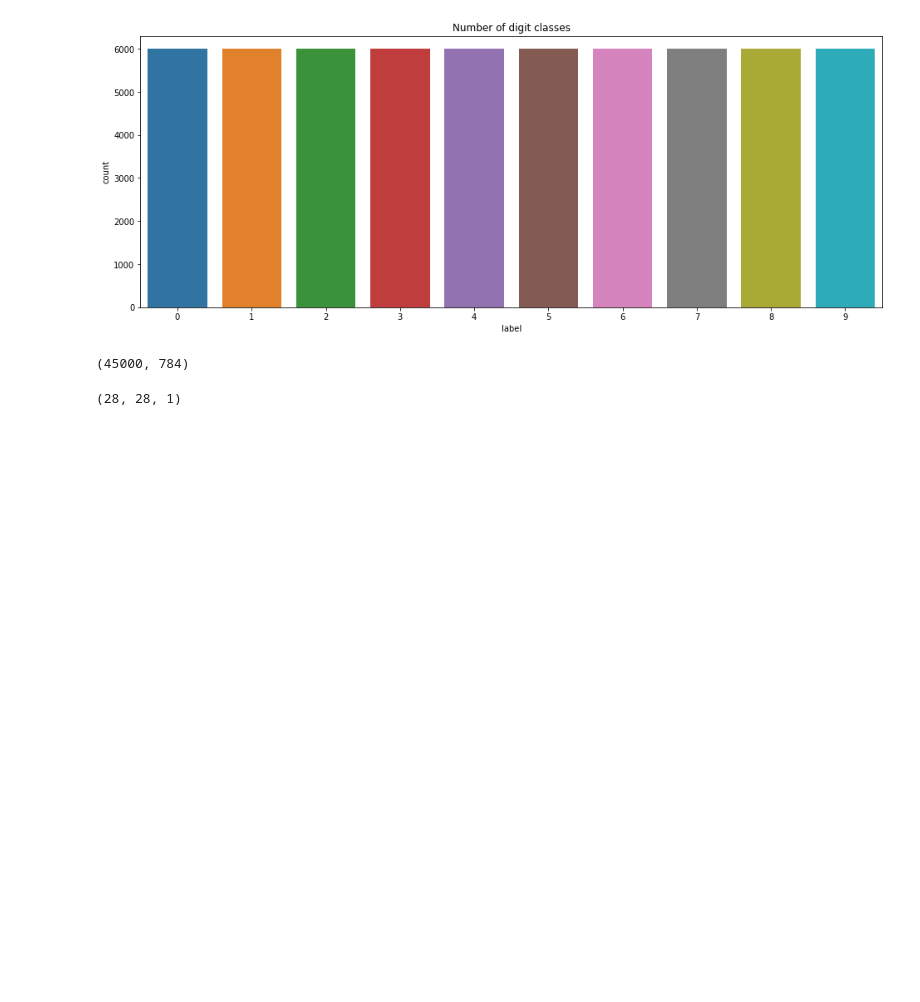
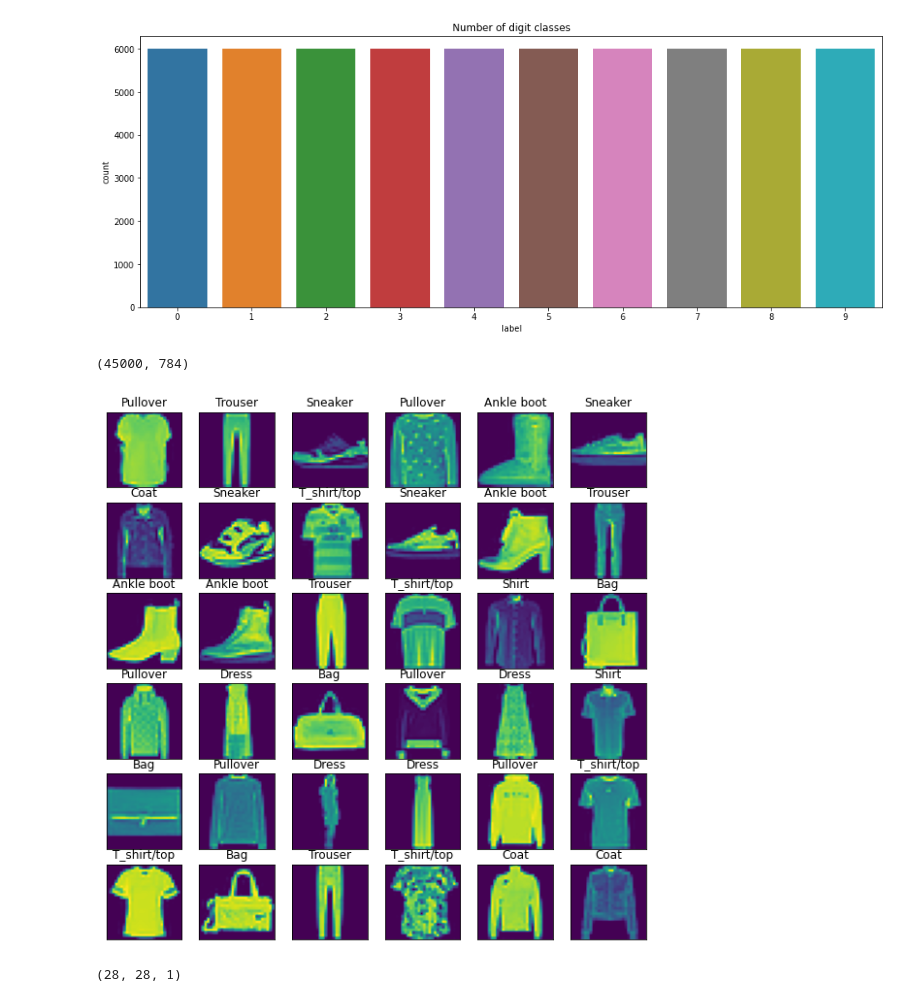
Before and after one commit to Savvy-Slowley/Fashion-MNIST-CNN-, a Jupyter notebook: Fashion_MNIST(CNN).ipynb, the cells around one changed output. Cells and saved outputs as stored; diff of their text form; code cells hidden in the pictures; blank space fills up the shorter version.

```diff
--- a/Fashion_MNIST(CNN).ipynb
+++ b/Fashion_MNIST(CNN).ipynb
@@ -68,6 +68,21 @@ X_test = X_test / 255
 # Reshape data
 X_train = X_train.reshape(X_train.shape[0], 28, 28, 1)
 X_test = X_test.reshape(X_test.shape[0], 28, 28, 1)
+# %%
+class_names = ['T_shirt/top', 'Trouser', 'Pullover', 'Dress', 'Coat',
+               'Sandal', 'Shirt', 'Sneaker', 'Bag', 'Ankle boot']
+plt.figure(figsize=(10, 10))
+for i in range(36):
+    plt.subplot(6, 6, i + 1)
+    plt.xticks([])
+    plt.yticks([])
+    plt.grid(False)
+    plt.imshow(X_train[i].reshape((28,28)))
+    label_index = int(y_train[i])
+    plt.title(class_names[label_index])
+plt.show()
+# %% [output]
+[figure, added]
 # %%
 y_train = to_categorical(y_train, num_classes = 10)
 y_test = to_categorical(y_test, num_classes = 10)
```
Also changed, not shown: parts of 4 cells of this notebook.
